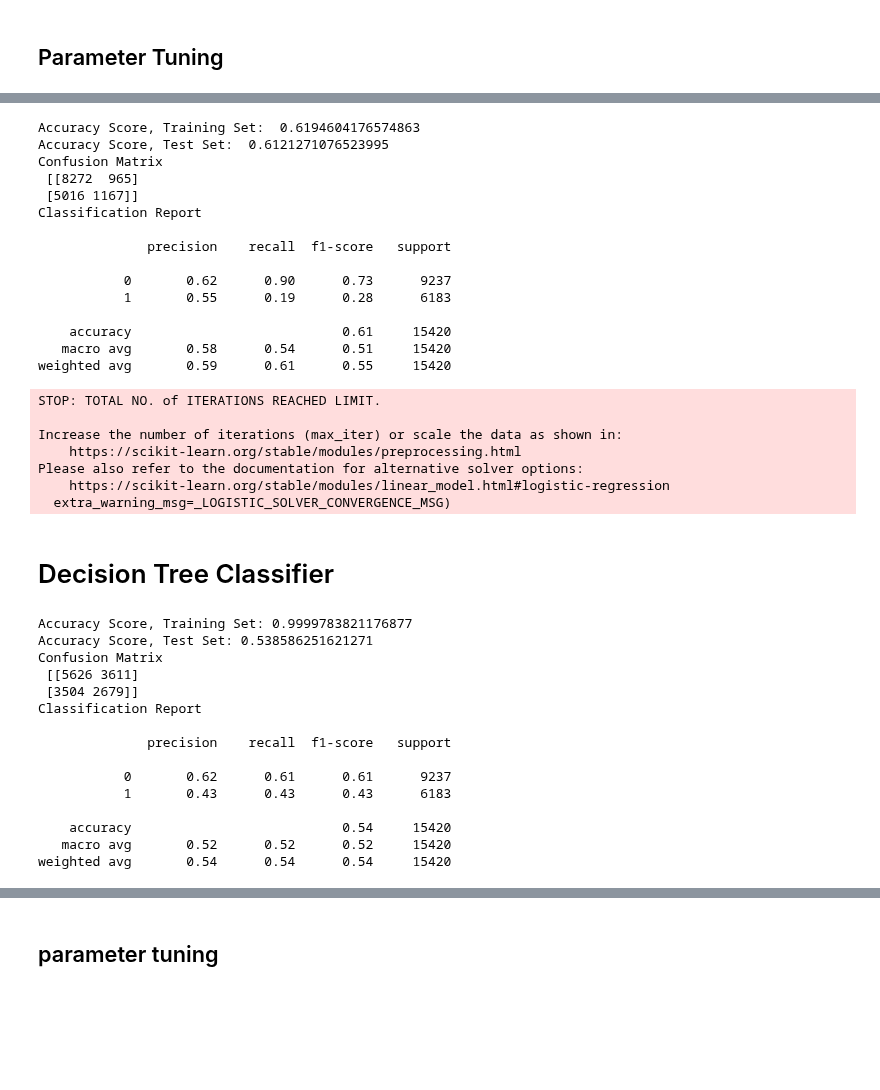
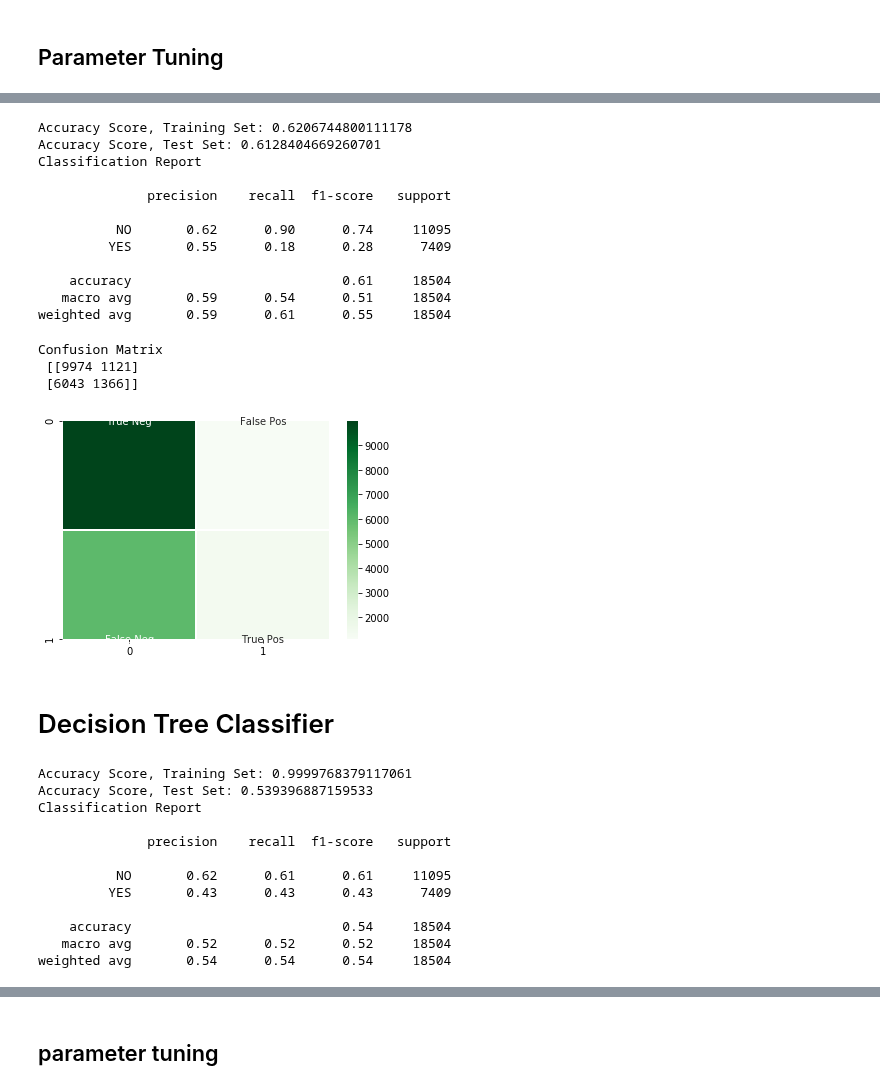
Before and after one commit to annasophiat/diabetic-readmissions, a Jupyter notebook: diabetes_machine_learning.ipynb, the cells around one changed output, grey strips where cells are left out. Saved outputs shown, nothing was run; the diff lists cells and outputs as text; code cells hidden in the pictures; blank space fills up the shorter version.

```diff
--- a/diabetes_machine_learning.ipynb
+++ b/diabetes_machine_learning.ipynb
@@ -174,43 +134,42 @@ Please also refer to the documentation for alternative solver options:
 # %%
 # using parameters
-logreg = LogisticRegression(random_state=42, C=100)
+logreg = LogisticRegression(random_state=42, C=0.01)
 logreg.fit(X_train, y_train)
 logreg_pred = logreg.predict(X_test)
 
 # accuracy scores
-print('Accuracy Score, Training Set: ', logreg.score(X_train, y_train))
-print('Accuracy Score, Test Set: ', logreg.score(X_test, y_test))
-
-# confusion matrix
-cm = confusion_matrix(y_test, logreg_pred)
-print ('Confusion Matrix \n', cm)
+print('Accuracy Score, Training Set: {}'.format(logreg.score(X_train, y_train)))
+print('Accuracy Score, Test Set: {}'.format(logreg.score(X_test, y_test)))
 
 # classification report
 print('Classification Report \n')
 print(classification_report(y_test, logreg_pred))
 # %% [output]
-Accuracy Score, Training Set:  0.6194604176574863
-Accuracy Score, Test Set:  0.6121271076523995
-Confusion Matrix
- [[8272  965]
- [5016 1167]]
+Accuracy Score, Training Set: 0.6206744800111178
+Accuracy Score, Test Set: 0.6128404669260701
 Classification Report
 
               precision    recall  f1-score   support
 
-           0       0.62      0.90      0.73      9237
-           1       0.55      0.19      0.28      6183
+          NO       0.62      0.90      0.74     11095
+         YES       0.55      0.18      0.28      7409
 
-    accuracy                           0.61     15420
-   macro avg       0.58      0.54      0.51     15420
-weighted avg       0.59      0.61      0.55     15420
+    accuracy                           0.61     18504
+   macro avg       0.59      0.54      0.51     18504
+weighted avg       0.59      0.61      0.55     18504
-STOP: TOTAL NO. of ITERATIONS REACHED LIMIT.
-
-Increase the number of iterations (max_iter) or scale the data as shown in:
-    https://scikit-learn.org/stable/modules/preprocessing.html
-Please also refer to the documentation for alternative solver options:
-    https://scikit-learn.org/stable/modules/linear_model.html#logistic-regression
-  extra_warning_msg=_LOGISTIC_SOLVER_CONVERGENCE_MSG)
+# %%
+# confusion matrix
+cm = confusion_matrix(y_test, logreg_pred)
+print('Confusion Matrix \n', cm)
+labels = ['True Neg', 'False Pos', 'False Neg', 'True Pos']
+labels = np.asarray(labels).reshape(2,2)
+sns.heatmap(cm, annot=labels, fmt='', linewidths=.5, cmap='Greens')
+plt.show()
+# %% [output]
+Confusion Matrix
+ [[9974 1121]
+ [6043 1366]]
+[figure, added]
 # %% [markdown]
 # Decision Tree Classifier
 # %%
@@ -219,30 +178,22 @@ decision_tree.fit(X_train, y_train)
 decision_tree_pred = decision_tree.predict(X_test)
 
 # accuracy scores
-print('Accuracy Score, Training Set:', decision_tree.score(X_train, y_train))
-print('Accuracy Score, Test Set:', decision_tree.score(X_test, y_test))
-
-# confusion matrix
-
-cm = confusion_matrix(y_test, decision_tree_pred)
-print ('Confusion Matrix \n', cm)
+print('Accuracy Score, Training Set: {}'.format(decision_tree.score(X_train, y_train)))
+print('Accuracy Score, Test Set: {}'.format(decision_tree.score(X_test, y_test)))
 
 # classification report
 print('Classification Report \n')
 print(classification_report(y_test, decision_tree_pred)) # very overfitted
 # %% [output]
-Accuracy Score, Training Set: 0.9999783821176877
-Accuracy Score, Test Set: 0.538586251621271
-Confusion Matrix
- [[5626 3611]
- [3504 2679]]
+Accuracy Score, Training Set: 0.9999768379117061
+Accuracy Score, Test Set: 0.539396887159533
 Classification Report
 
               precision    recall  f1-score   support
 
-           0       0.62      0.61      0.61      9237
-           1       0.43      0.43      0.43      6183
+          NO       0.62      0.61      0.61     11095
+         YES       0.43      0.43      0.43      7409
 
-    accuracy                           0.54     15420
-   macro avg       0.52      0.52      0.52     15420
-weighted avg       0.54      0.54      0.54     15420
+    accuracy                           0.54     18504
+   macro avg       0.52      0.52      0.52     18504
+weighted avg       0.54      0.54      0.54     18504
```
Also changed, not shown: parts of 68 cells of this notebook.
